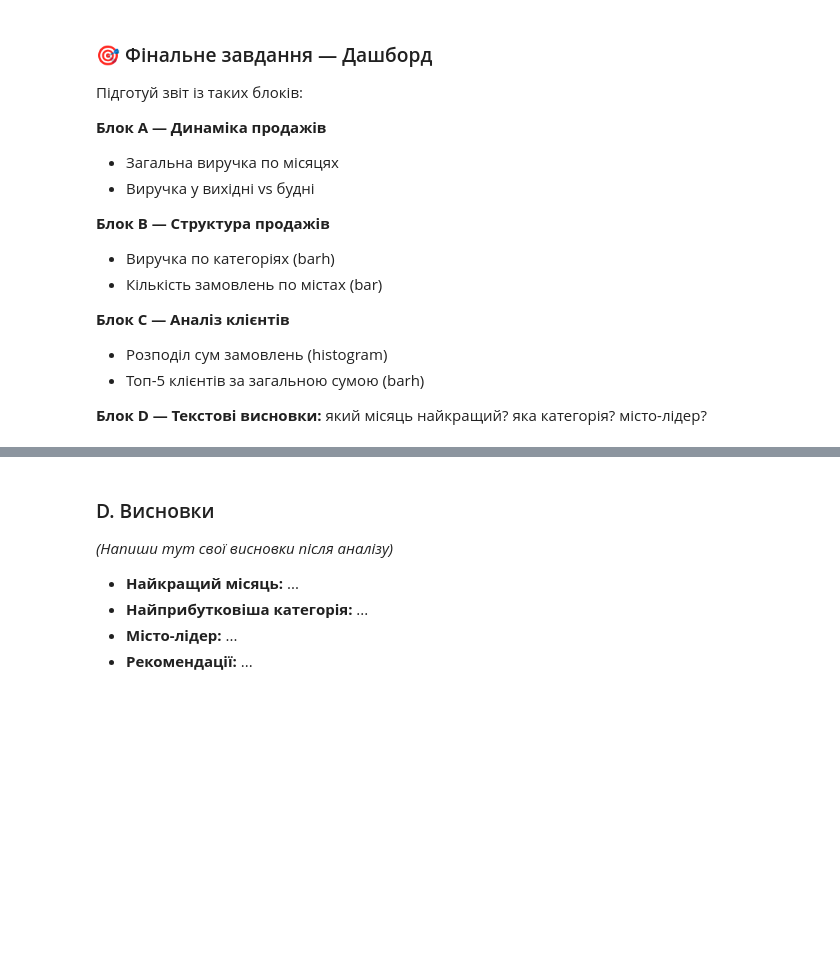
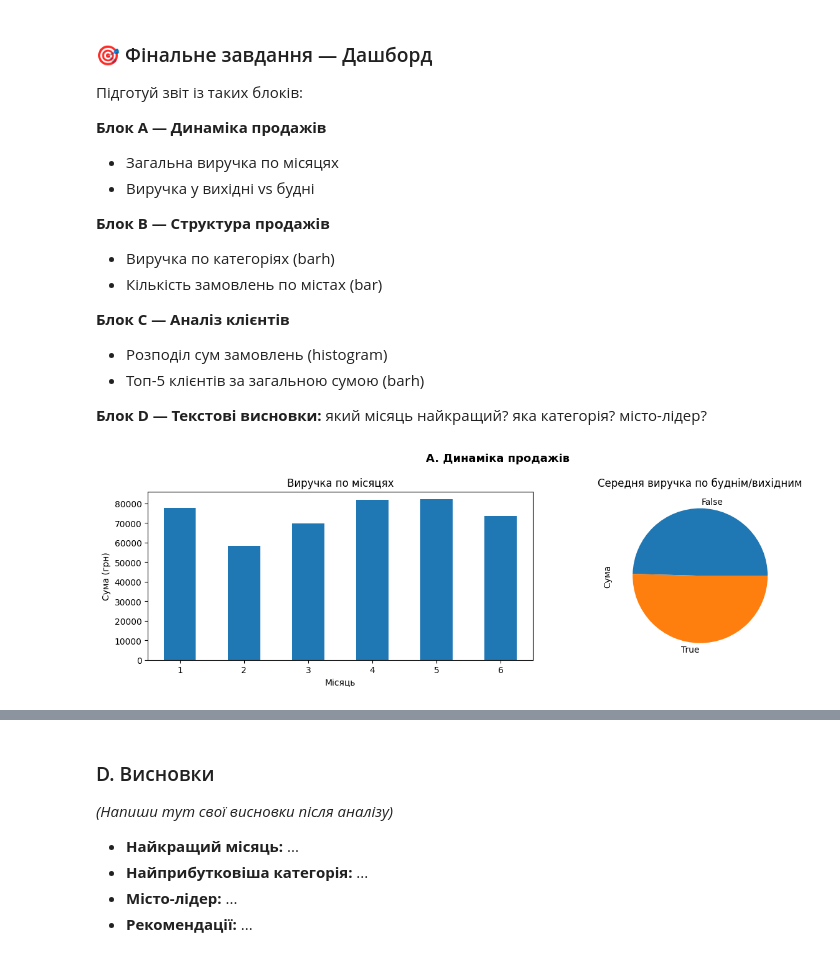
Before and after one commit to zzzer0-wav/myDTA_2026, a Jupyter notebook: classmade/PANDAS_cheat_sheet.ipynb, the cells around one changed output, grey strips where cells are left out. Saved outputs shown, nothing was run; the diff lists cells and outputs as text; code cells hidden in the pictures; blank space fills up the shorter version.

```diff
--- a/classmade/PANDAS_cheat_sheet.ipynb
+++ b/classmade/PANDAS_cheat_sheet.ipynb
@@ -1167,4 +1085,21 @@ final.head(6)
 - Топ-5 клієнтів за загальною сумою (barh)
 
 **Блок D — Текстові висновки:** який місяць найкращий? яка категорія? місто-лідер?
+# %%
+# ═══ БЛОК A — Динаміка продажів ═══
+fig, axes = plt.subplots(1, 2, figsize=(13, 4))
+fig.suptitle('A. Динаміка продажів', fontsize=13, weight='bold')
+
+# Твій код тут:
+rev_by_month = final.groupby('Місяць')['Сума'].sum()
+rev_by_month.plot.bar(ax=axes[0], title='Виручка по місяцях', ylabel='Сума (грн)', rot=0)
+
+rev_by_weekday = final.groupby('Вихідний')['Сума'].mean()
+rev_by_weekday.plot.pie(ax=axes[1], title='Середня виручка по буднім/вихідним')
+# avg_by_city.plot.bar(ax=ax[0], color='steelblue', edgecolor='white', title='Середня сума по містах', ylabel='грн')
+
+plt.tight_layout()
+plt.show()
+# %% [output]
+[figure, added]
 # %%
```
Also changed, not shown: parts of 18 cells of this notebook.
